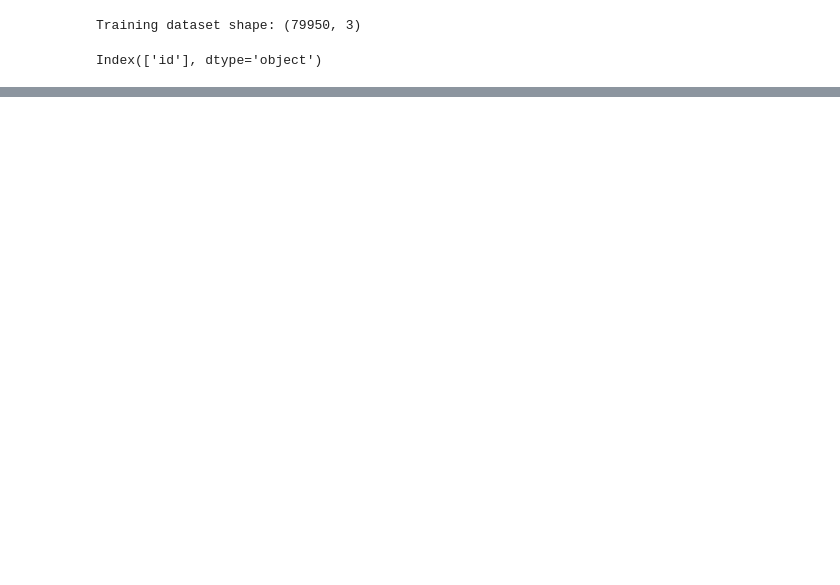
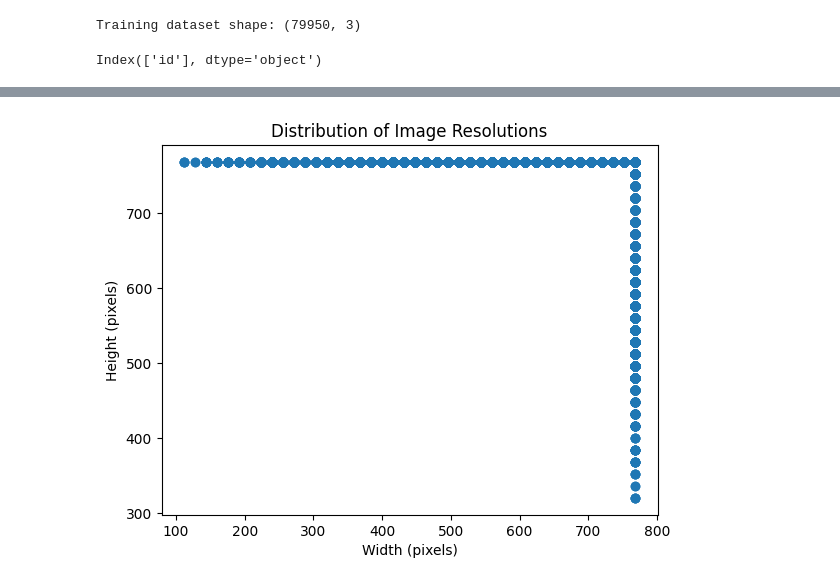
Before and after one commit to keelinarseneault/ML-Engineering, a Jupyter notebook: Capstone_EDA.ipynb, the cells around one changed output, grey strips where cells are left out. Saved outputs shown, nothing was run; the diff lists cells and outputs as text; code cells hidden in the pictures; blank space fills up the shorter version.

```diff
--- a/Capstone_EDA.ipynb
+++ b/Capstone_EDA.ipynb
@@ -58,0 +109,11 @@ print(test.shape)
+# %%
+import matplotlib.pyplot as plt
+
+# Plot a scatter plot of the image resolutions
+plt.scatter(resolutions[:, 0], resolutions[:, 1])
+plt.title("Distribution of Image Resolutions")
+plt.xlabel("Width (pixels)")
+plt.ylabel("Height (pixels)")
+plt.show()
+# %% [output]
+[figure, added]
```
Also changed, not shown: parts of 17 cells of this notebook.
